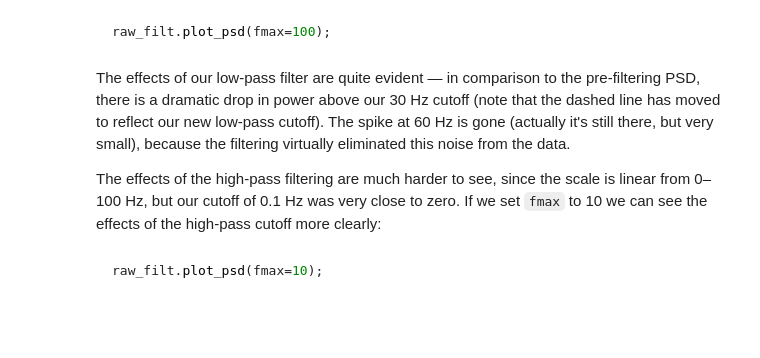
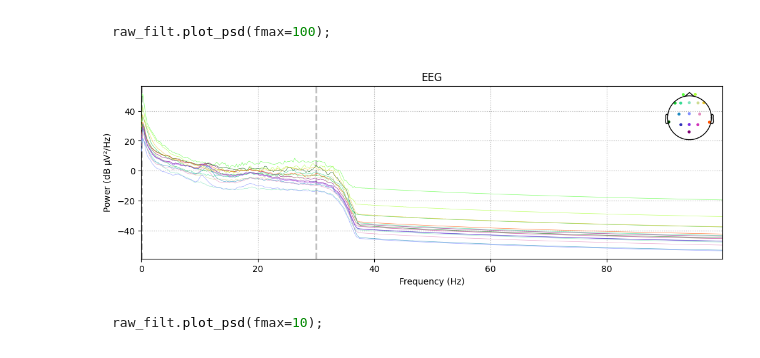
Before and after one commit to dm748329/EEG-Data, a Jupyter notebook: 2 - erp_filtering.ipynb, the cells around one changed output. Drawn from its saved outputs; the diff is of its cells as text; code cells hidden in the pictures; blank space fills up the shorter version.

```diff
--- a/2 - erp_filtering.ipynb
+++ b/2 - erp_filtering.ipynb
@@ -119,16 +122,21 @@ hi_cut  = 30
 
 raw_filt = raw.copy().filter(low_cut, hi_cut)
 ~~~
+# %%
+low_cut = 0.1
+hi_cut = 30
+
+raw_filt= raw.copy().filter(low_cut, hi_cut)
 # %% [markdown]
 ### Plot the frequency spectrum of the filtered data
 # %% [markdown]
 ~~~python
 raw_filt.plot_psd(fmax=100);
 ~~~
-# %% [markdown]
-The effects of our low-pass filter are quite evident — in comparison to the pre-filtering PSD, there is a dramatic drop in power above our 30 Hz cutoff (note that the dashed line has moved to reflect our new low-pass cutoff). The spike at 60 Hz is gone (actually it's still there, but very small), because the filtering virtually eliminated this noise from the data.
-
-The effects of the high-pass filtering are much harder to see, since the scale is linear from 0–100 Hz, but our cutoff of 0.1 Hz was very close to zero. If we set `fmax` to 10 we can see the effects of the high-pass cutoff more clearly:
+# %%
+raw_filt.plot_psd(fmax=100)
+# %% [output]
+[figure, added]
 # %% [markdown]
 ~~~python
 raw_filt.plot_psd(fmax=10);
```
Also changed, not shown: parts of 11 cells of this notebook, 2 other files.
